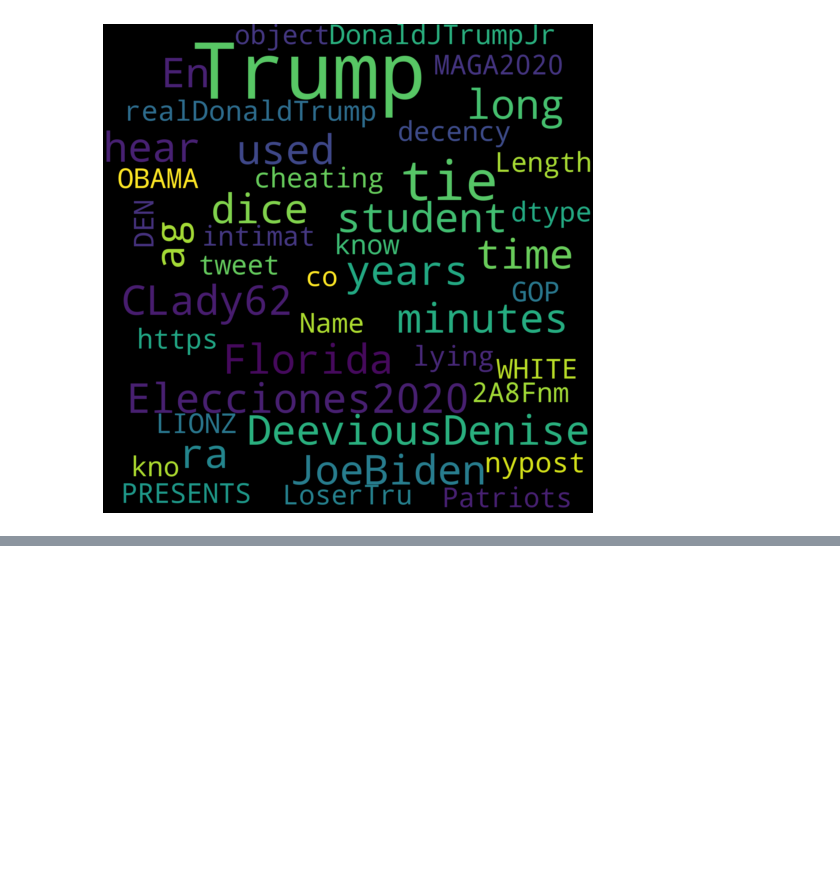
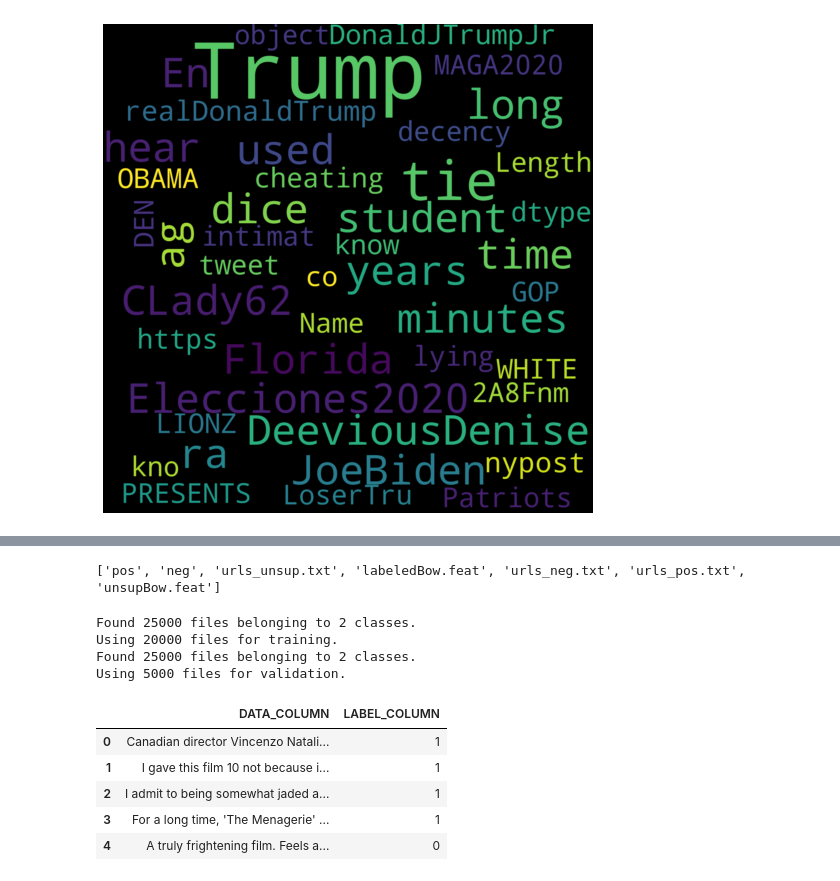
Before and after one commit to sydney-machine-learning/sentimentanalysis-USelections, a Jupyter notebook: main.ipynb, the cells around one changed output, grey strips where cells are left out. Drawn from its saved outputs; the diff is of its cells as text; code cells hidden in the pictures; blank space fills up the shorter version.

```diff
--- a/main.ipynb
+++ b/main.ipynb
@@ -607,0 +750,46 @@ plt.show()
+# %%
+# The shutil module offers a number of high-level
+# operations on files and collections of files.
+import os
+import shutil
+# Create main directory path ("/aclImdb")
+main_dir = os.path.join(os.path.dirname(dataset), 'aclImdb')
+# Create sub directory path ("/aclImdb/train")
+train_dir = os.path.join(main_dir, 'train')
+# Remove unsup folder since this is a supervised learning task
+remove_dir = os.path.join(train_dir, 'unsup')
+shutil.rmtree(remove_dir)
+# View the final train folder
+print(os.listdir(train_dir))
+# %% [output]
+['pos', 'neg', 'urls_unsup.txt', 'labeledBow.feat', 'urls_neg.txt', 'urls_pos.txt', 'unsupBow.feat']
+# %%
+# We create a training dataset and a validation
+# dataset from our "aclImdb/train" directory with a 80/20 split.
+train = tf.keras.preprocessing.text_dataset_from_directory(
+    'aclImdb/train', batch_size=30000, validation_split=0.2,
+    subset='training', seed=123)
+test = tf.keras.preprocessing.text_dataset_from_directory(
+    'aclImdb/train', batch_size=30000, validation_split=0.2,
+    subset='validation', seed=123)
+# %% [output]
+Found 25000 files belonging to 2 classes.
+Using 20000 files for training.
+Found 25000 files belonging to 2 classes.
+Using 5000 files for validation.
+# %%
+for i in train.take(1):
+  train_feat = i[0].numpy()
+  train_lab = i[1].numpy()
+
+train = pd.DataFrame([train_feat, train_lab]).T
+train.columns = ['DATA_COLUMN', 'LABEL_COLUMN']
+train['DATA_COLUMN'] = train['DATA_COLUMN'].str.decode("utf-8")
+train.head()
+# %% [output]
+|  | DATA_COLUMN | LABEL_COLUMN |
+| 0 | Canadian director Vincenzo Natali... | 1 |
+| 1 | I gave this film 10 not because i... | 1 |
+| 2 | I admit to being somewhat jaded a... | 1 |
+| 3 | For a long time, 'The Menagerie' ... | 1 |
+| 4 | A truly frightening film. Feels a... | 0 |
```
Also changed, not shown: parts of 65 cells of this notebook.
